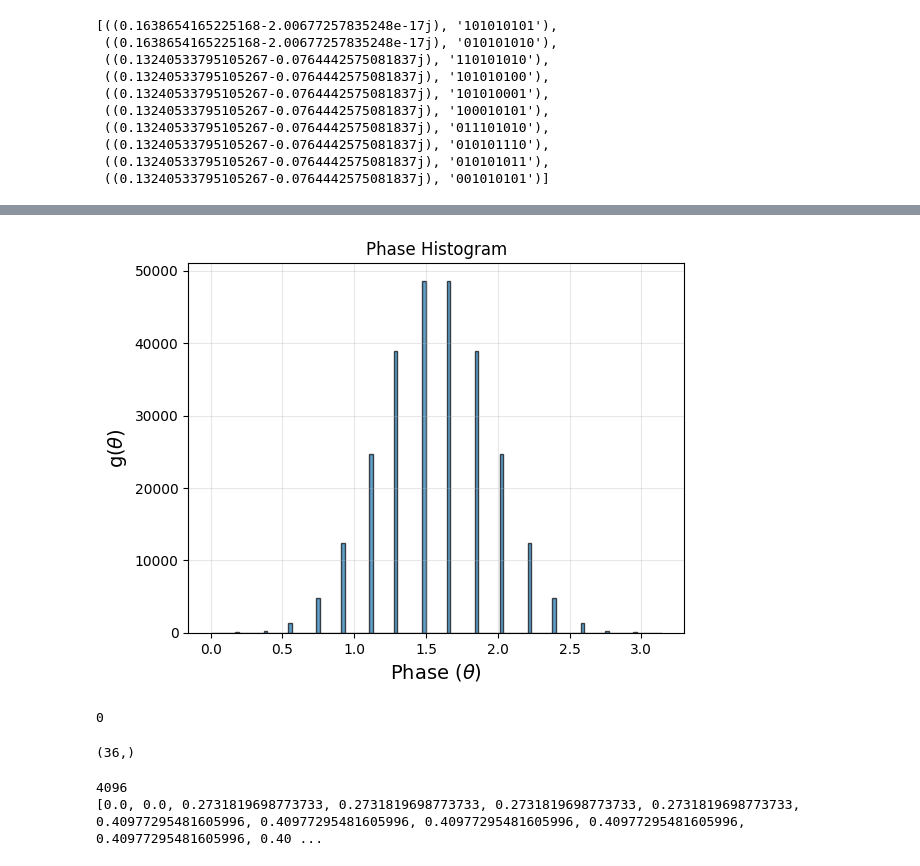
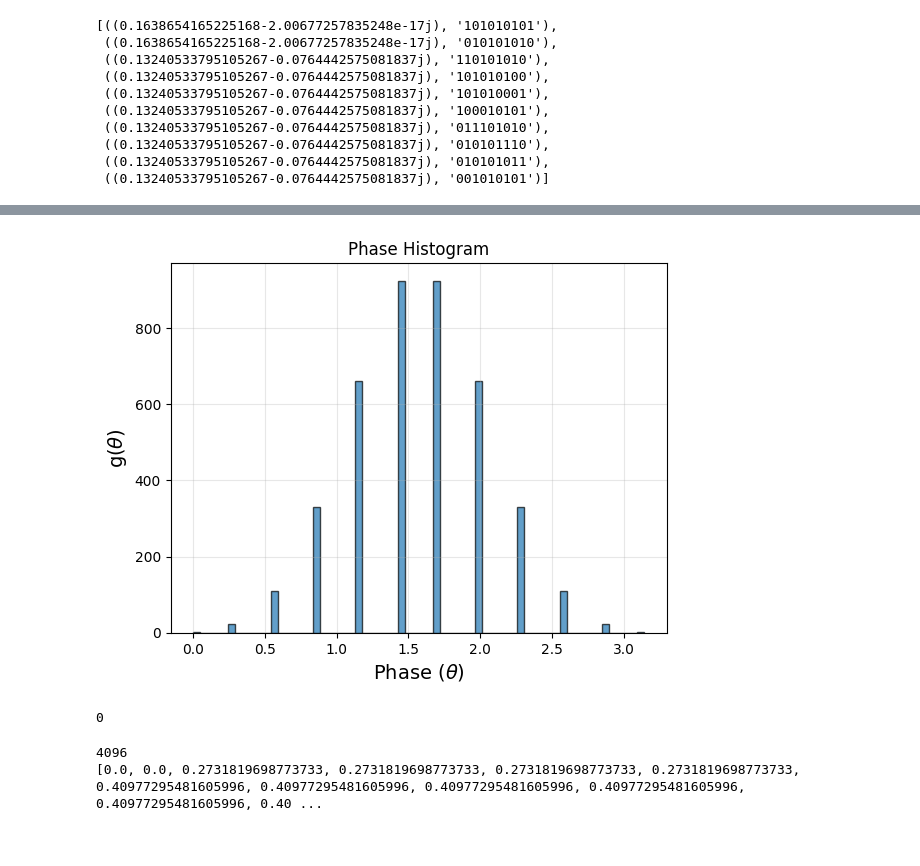
Before and after one commit to pranjagar/Phase-to-Amplitude-proj, a Jupyter notebook: rough_phase_to_amp.ipynb, the cells around one changed output, grey strips where cells are left out. Cells and saved outputs as stored; diff of their text form; code cells hidden in the pictures.

```diff
--- a/rough_phase_to_amp.ipynb
+++ b/rough_phase_to_amp.ipynb
@@ -218,12 +196,3 @@ ones.shape
 # cartesian_product
 # %% [output]
 (1, 4)
-# %%
-arr = np.array([[0, 2, 3], [4, 5, 6], [7, 8, 9]])
-
-a = arr.copy()
-# %%
-# a[a < 5] += 10
-b = np.where(a > -10)
-
-b
@@ -293,14 +260,3 @@ np.diag(x)
  [3. 3. 3. 3. 3.]
  [2. 2. 2. 2. 2.]]
 array([2.])
-# %%
-import numpy as np
-x, y = [5,1], [[1,1],[2,3]]
-
-x, y = np.array(x), np.array(y)
-
-x = x.reshape(2,1)
-# x.shape
-# print(y.shape)
-# print(y[0])
-print(x*y)
@@ -310,8 +263,3 @@ print(x*y)
-# %%
-q = 3
-adj_matrix = np.array([[0,1,0], [1,0,1], [0,1,0]])
-
-Q3 = QuantumSystem(q, adj_matrix)
 # %%
 # circumveniting Swap matrices by using analytical expressions
 
@@ -1016,22 +926,16 @@ bi
 # %%
-#trying for q = 14, line graph
-q = 18
+#trying for q = 12, line graph
+q = 12
 adj_q = adj_line(q)
 Q_18 = QuantumSystem(q, adj_q)
 
 iter50 = Q_18.psi_iter_m(50)
 phases_18 = Q_18.phases(q, adj_q).reshape(-1)
 
 Q_18.G_theta_hist(phases_18)
 # %% [output]
-[figure, old version]
+[figure, new version]
 0
-# %%
-p= phases_18[phases_18 > 2.9]
-# p[p < 2.57][:1000]
-p.shape
-# %% [output]
-(36,)
 # %%
 #triangular mesh
 q = 12
```
Also changed, not shown: parts of 26 cells of this notebook, 20 other files.
